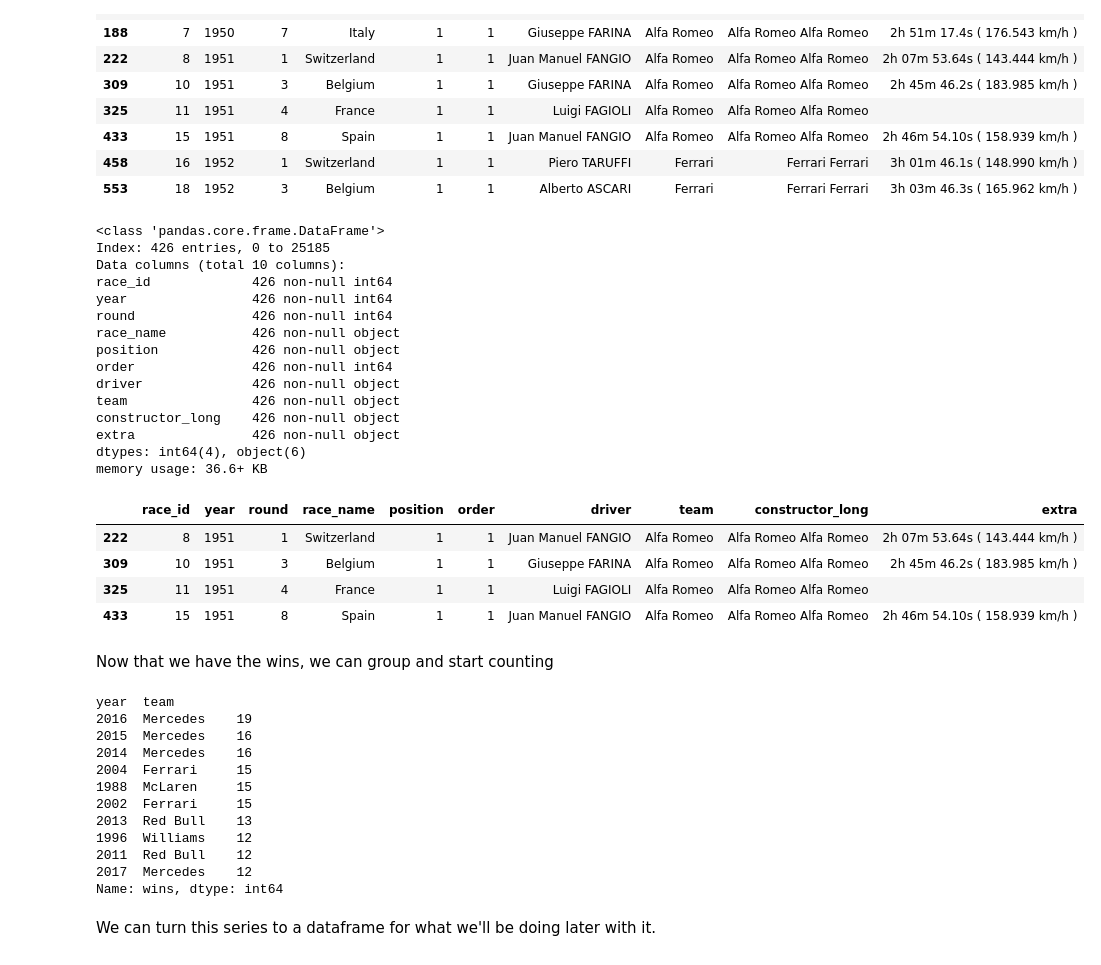
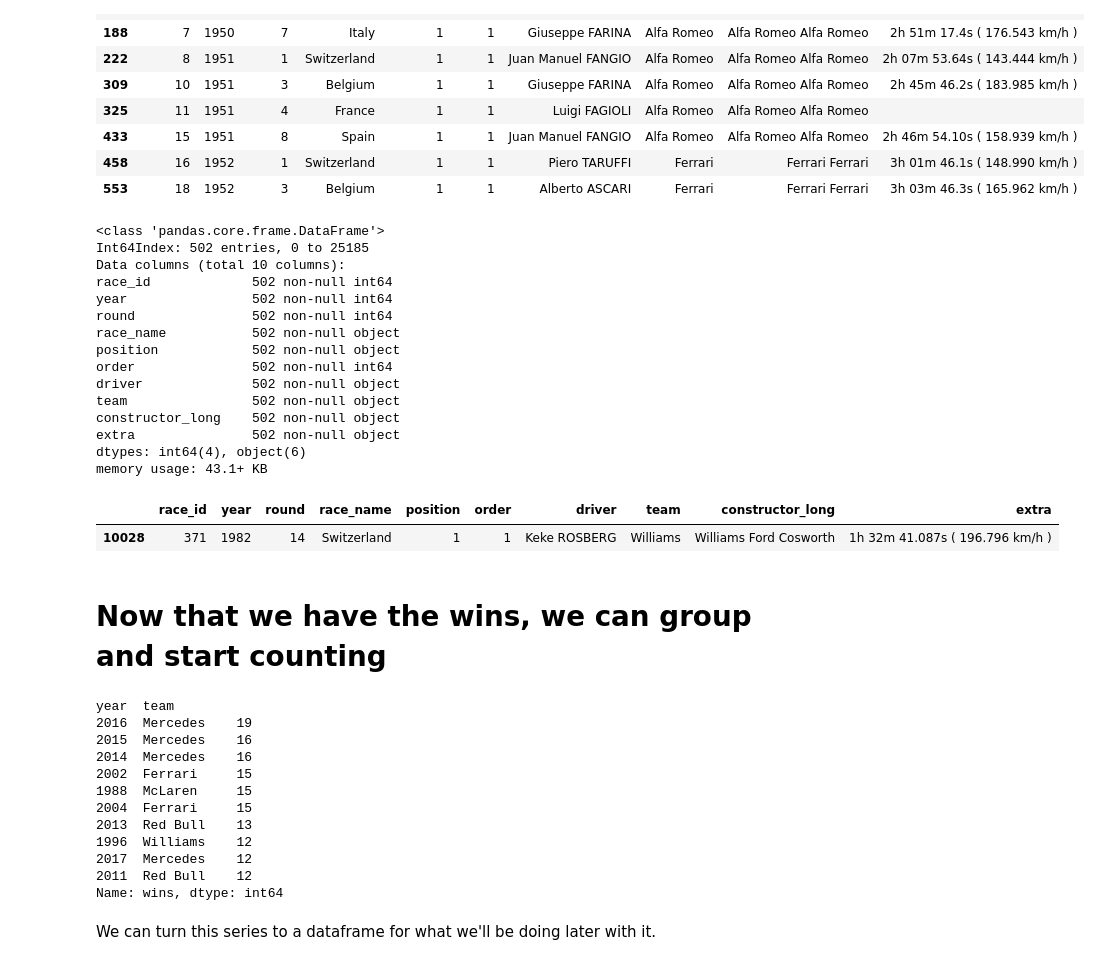
Before and after one commit to lennymd/formulaOne, a Jupyter notebook: _analysis/notebook/f1-best-championship-season-work.ipynb, the cells around one changed output. Cells and saved outputs as stored; diff of their text form; code cells hidden in the pictures.

```diff
--- a/_analysis/notebook/f1-best-championship-season-work.ipynb
+++ b/_analysis/notebook/f1-best-championship-season-work.ipynb
@@ -50,7 +61,7 @@ winning_teams.head()
 # %% [markdown]
 Now we combine this dataframe with the others:
 # %%
-combine = pd.merge(race_results, winning_teams, how="left", on=["year", "constructor_long"], indicator="keep")
+combine = pd.merge(race_results, winning_teams, how="left", on=["year", "team"], indicator="keep")
 # %%
 combine[combine.race_id == 1]
 # %% [output]
@@ -98,7 +109,7 @@ And those are all the result records for Alfa Romeo in 1950.
 
 Now we can drop the `keep` column, save a copy of this data, and start doing the three analyses.
 # %%
-results = results.drop(columns=["keep", "team_y"]).rename(index=str, columns={"team_x":"team"})
+results = results.drop(columns=["keep"])
 # %%
 results.to_csv("../data/output/race_results_champions.csv", index=False)
 # %% [markdown]
@@ -138,30 +149,27 @@ wins.head(12)
 wins.info()
 # %% [output]
 <class 'pandas.core.frame.DataFrame'>
-Index: 426 entries, 0 to 25185
+Int64Index: 502 entries, 0 to 25185
 Data columns (total 10 columns):
-race_id             426 non-null int64
-year                426 non-null int64
-round               426 non-null int64
-race_name           426 non-null object
-position            426 non-null object
-order               426 non-null int64
-driver              426 non-null object
-team                426 non-null object
-constructor_long    426 non-null object
-extra               426 non-null object
+race_id             502 non-null int64
+year                502 non-null int64
+round               502 non-null int64
+race_name           502 non-null object
+position            502 non-null object
+order               502 non-null int64
+driver              502 non-null object
+team                502 non-null object
+constructor_long    502 non-null object
+extra               502 non-null object
 dtypes: int64(4), object(6)
-memory usage: 36.6+ KB
+memory usage: 43.1+ KB
 # %%
-wins[wins.year== 1951]
+wins[wins.year== 1982]
 # %% [output]
 |  | race_id | year | round | race_name | position | order | driver | team | constructor_long | extra |
-| 222 | 8 | 1951 | 1 | Switzerland | 1 | 1 | Juan Manuel FANGIO | Alfa Romeo | Alfa Romeo Alfa Romeo | 2h 07m 53.64s ( 143.444 km/h ) |
-| 309 | 10 | 1951 | 3 | Belgium | 1 | 1 | Giuseppe FARINA | Alfa Romeo | Alfa Romeo Alfa Romeo | 2h 45m 46.2s ( 183.985 km/h ) |
-| 325 | 11 | 1951 | 4 | France | 1 | 1 | Luigi FAGIOLI | Alfa Romeo | Alfa Romeo Alfa Romeo |  |
-| 433 | 15 | 1951 | 8 | Spain | 1 | 1 | Juan Manuel FANGIO | Alfa Romeo | Alfa Romeo Alfa Romeo | 2h 46m 54.10s ( 158.939 km/h ) |
+| 10028 | 371 | 1982 | 14 | Switzerland | 1 | 1 | Keke ROSBERG | Williams | Williams Ford Cosworth | 1h 32m 41.087s ( 196.796 km/h ) |
 # %% [markdown]
-Now that we have the wins, we can group and start counting
+# Now that we have the wins, we can group and start counting
 # %%
 wins_grouped = wins.groupby(["year", "team"])
 # %%
@@ -173,13 +181,13 @@ year  team
 2016  Mercedes    19
 2015  Mercedes    16
 2014  Mercedes    16
+2002  Ferrari     15
+1988  McLaren     15
 2004  Ferrari     15
-1988  McLaren     15
-2002  Ferrari     15
 2013  Red Bull    13
 1996  Williams    12
+2017  Mercedes    12
 2011  Red Bull    12
-2017  Mercedes    12
 Name: wins, dtype: int64
 # %% [markdown]
 We can turn this series to a dataframe for what we'll be doing later with it.
```
Also changed, not shown: parts of 9 cells of this notebook, 20 other files.
